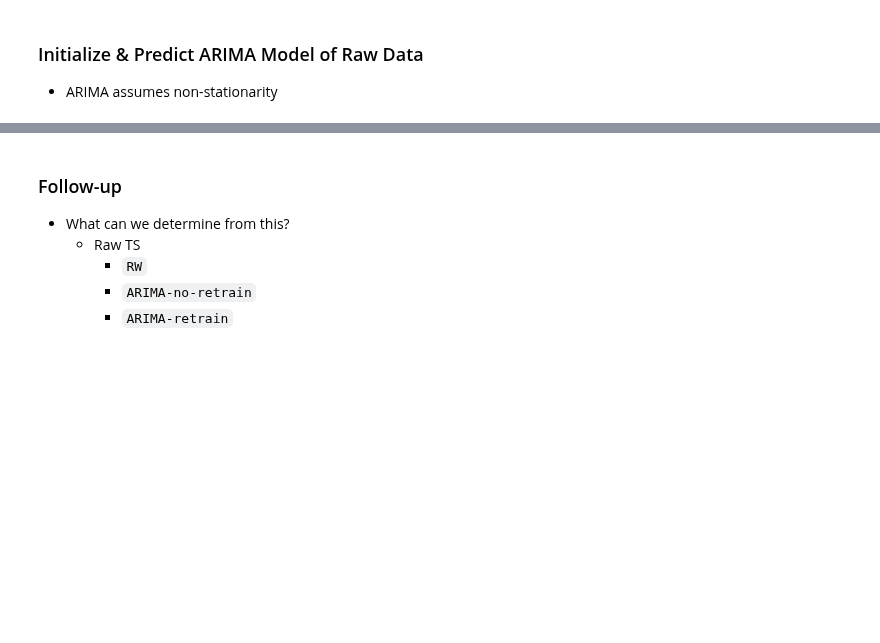
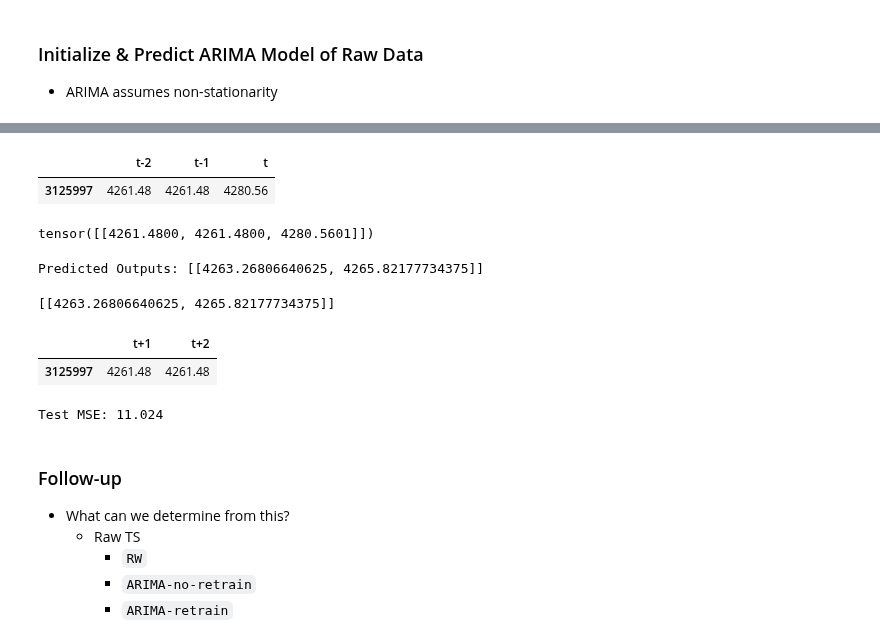
Before and after one commit to Brinkley97/applied_time_series_and_machine_learning, a Jupyter notebook: framework_for_time_series_data/nlp_ts/paper-bitcoin_daily-raw.ipynb, the cells around one changed output, grey strips where cells are left out. Saved outputs shown, nothing was run; the diff lists cells and outputs as text; code cells hidden in the pictures; blank space fills up the shorter version.

```diff
--- a/framework_for_time_series_data/nlp_ts/paper-bitcoin_daily-raw.ipynb
+++ b/framework_for_time_series_data/nlp_ts/paper-bitcoin_daily-raw.ipynb
@@ -305,3 +356,31 @@ EvaluationMetric.plot_predictions(test_df, arima_predictions_retrain)
+# %%
+X_test_df = forecast_X_train_df.iloc[[-1], -n_steps:].copy()
+X_test_df
+# %% [output]
+|  | t-2 | t-1 | t |
+| 3125997 | 4261.48 | 4261.48 | 4280.56 |
+# %%
+X_test = torch.tensor(X_test_df.values, dtype=torch.float32)
+X_test
+# %% [output]
+tensor([[4261.4800, 4261.4800, 4280.5601]])
+# %%
+mlp_model_predictions = mlp_forecast_model.predict(X_test, n_steps)
+mlp_model_predictions
+# %% [output]
+Predicted Outputs: [[4263.26806640625, 4265.82177734375]]
+[[4263.26806640625, 4265.82177734375]]
+# %%
+predict_y_test_df = converted_seq_df.iloc[[-1], -output_size:]
+predict_y_test_df
+# %% [output]
+|  | t+1 | t+2 |
+| 3125997 | 4261.48 | 4261.48 |
+# %%
+per_element = False
+EvaluationMetric.eval_mse(predict_y_test_df, mlp_model_predictions, per_element)
+# %% [output]
+Test MSE: 11.024
 # %% [markdown]
 ### Follow-up
 - What can we determine from this?
```
Also changed, not shown: parts of 16 cells of this notebook.
